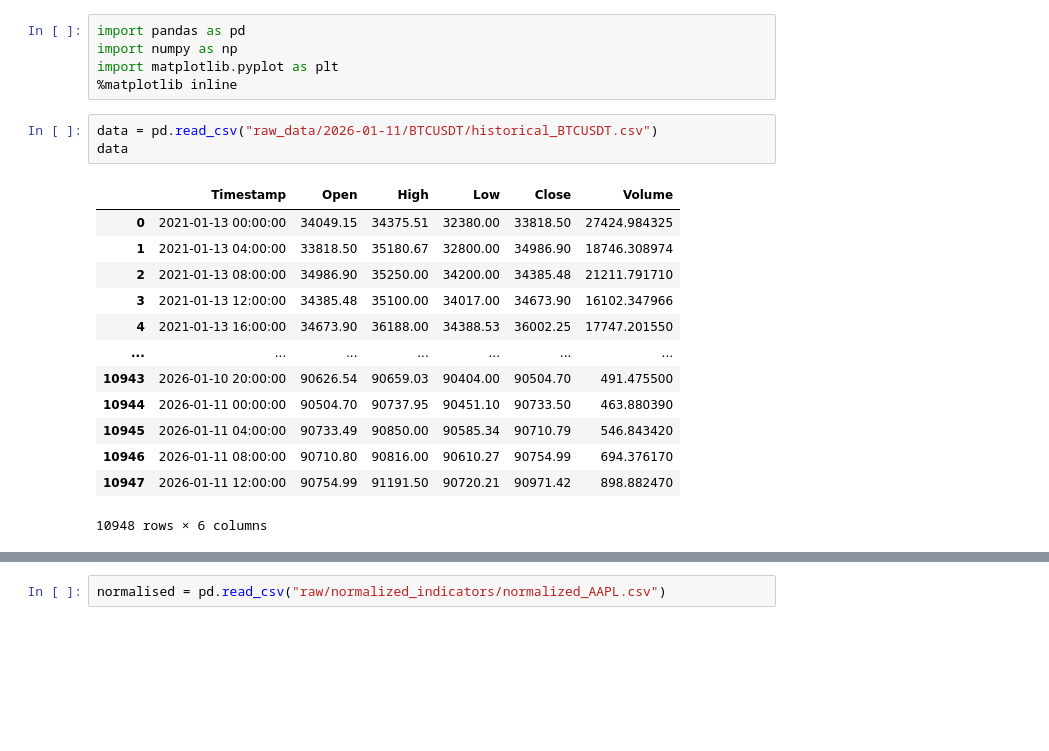
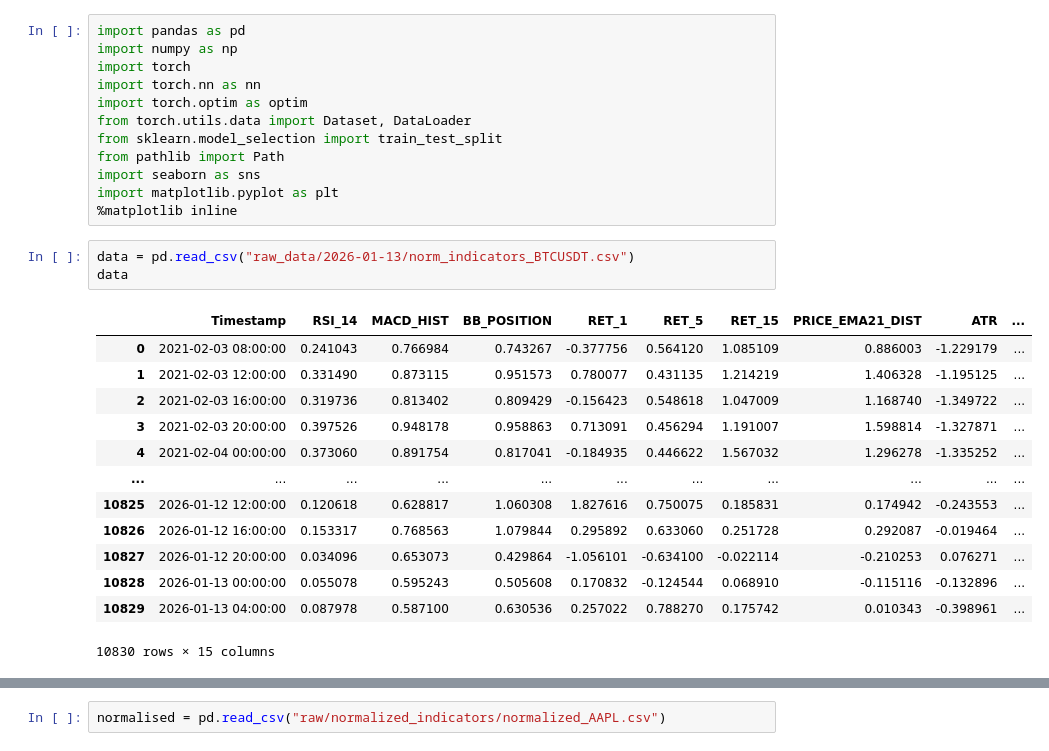
Before and after one commit to Aditya-gautam21/quantTrader, a Jupyter notebook: backend/ml_training.ipynb, the cells around one changed output, grey strips where cells are left out. Saved outputs shown, nothing was run; the diff lists cells and outputs as text; blank space fills up the shorter version.

```diff
--- a/backend/ml_training.ipynb
+++ b/backend/ml_training.ipynb
@@ -1,23 +1,30 @@
 # %%
 import pandas as pd
 import numpy as np
+import torch
+import torch.nn as nn
+import torch.optim as optim
+from torch.utils.data import Dataset, DataLoader
+from sklearn.model_selection import train_test_split
+from pathlib import Path
+import seaborn as sns
 import matplotlib.pyplot as plt
 %matplotlib inline
 # %%
-data = pd.read_csv("raw_data/2026-01-11/BTCUSDT/historical_BTCUSDT.csv")
+data = pd.read_csv("raw_data/2026-01-13/norm_indicators_BTCUSDT.csv")
 data
 # %% [output]
-|  | Timestamp | Open | High | Low | Close | Volume |
-| 0 | 2021-01-13 00:00:00 | 34049.15 | 34375.51 | 32380.00 | 33818.50 | 27424.984325 |
-| 1 | 2021-01-13 04:00:00 | 33818.50 | 35180.67 | 32800.00 | 34986.90 | 18746.308974 |
-| 2 | 2021-01-13 08:00:00 | 34986.90 | 35250.00 | 34200.00 | 34385.48 | 21211.791710 |
-| 3 | 2021-01-13 12:00:00 | 34385.48 | 35100.00 | 34017.00 | 34673.90 | 16102.347966 |
-| 4 | 2021-01-13 16:00:00 | 34673.90 | 36188.00 | 34388.53 | 36002.25 | 17747.201550 |
-| ... | ... | ... | ... | ... | ... | ... |
-| 10943 | 2026-01-10 20:00:00 | 90626.54 | 90659.03 | 90404.00 | 90504.70 | 491.475500 |
-| 10944 | 2026-01-11 00:00:00 | 90504.70 | 90737.95 | 90451.10 | 90733.50 | 463.880390 |
-| 10945 | 2026-01-11 04:00:00 | 90733.49 | 90850.00 | 90585.34 | 90710.79 | 546.843420 |
-| 10946 | 2026-01-11 08:00:00 | 90710.80 | 90816.00 | 90610.27 | 90754.99 | 694.376170 |
-| 10947 | 2026-01-11 12:00:00 | 90754.99 | 91191.50 | 90720.21 | 90971.42 | 898.882470 |
+|  | Timestamp | RSI_14 | MACD_HIST | BB_POSITION | RET_1 | RET_5 | RET_15 | PRICE_EMA21_DIST | ATR | ... |
+| 0 | 2021-02-03 08:00:00 | 0.241043 | 0.766984 | 0.743267 | -0.377756 | 0.564120 | 1.085109 | 0.886003 | -1.229179 | ... |
+| 1 | 2021-02-03 12:00:00 | 0.331490 | 0.873115 | 0.951573 | 0.780077 | 0.431135 | 1.214219 | 1.406328 | -1.195125 | ... |
+| 2 | 2021-02-03 16:00:00 | 0.319736 | 0.813402 | 0.809429 | -0.156423 | 0.548618 | 1.047009 | 1.168740 | -1.349722 | ... |
+| 3 | 2021-02-03 20:00:00 | 0.397526 | 0.948178 | 0.958863 | 0.713091 | 0.456294 | 1.191007 | 1.598814 | -1.327871 | ... |
+| 4 | 2021-02-04 00:00:00 | 0.373060 | 0.891754 | 0.817041 | -0.184935 | 0.446622 | 1.567032 | 1.296278 | -1.335252 | ... |
+| ... | ... | ... | ... | ... | ... | ... | ... | ... | ... | ... |
+| 10825 | 2026-01-12 12:00:00 | 0.120618 | 0.628817 | 1.060308 | 1.827616 | 0.750075 | 0.185831 | 0.174942 | -0.243553 | ... |
+| 10826 | 2026-01-12 16:00:00 | 0.153317 | 0.768563 | 1.079844 | 0.295892 | 0.633060 | 0.251728 | 0.292087 | -0.019464 | ... |
+| 10827 | 2026-01-12 20:00:00 | 0.034096 | 0.653073 | 0.429864 | -1.056101 | -0.634100 | -0.022114 | -0.210253 | 0.076271 | ... |
+| 10828 | 2026-01-13 00:00:00 | 0.055078 | 0.595243 | 0.505608 | 0.170832 | -0.124544 | 0.068910 | -0.115116 | -0.132896 | ... |
+| 10829 | 2026-01-13 04:00:00 | 0.087978 | 0.587100 | 0.630536 | 0.257022 | 0.788270 | 0.175742 | 0.010343 | -0.398961 | ... |
-10948 rows × 6 columns
+10830 rows × 15 columns
 # %%
```
Also changed, not shown: parts of 3 cells of this notebook, 9 other files.
